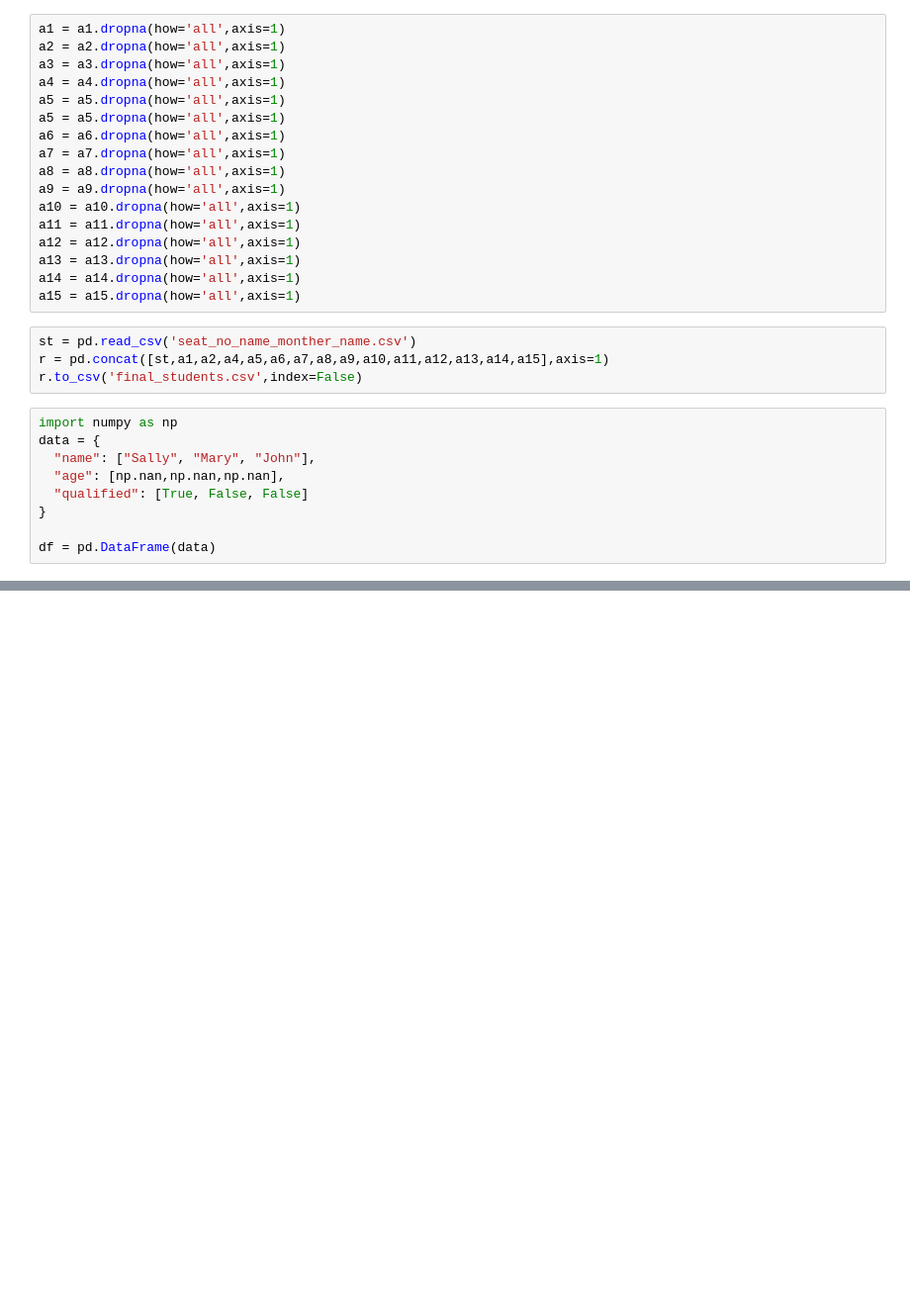
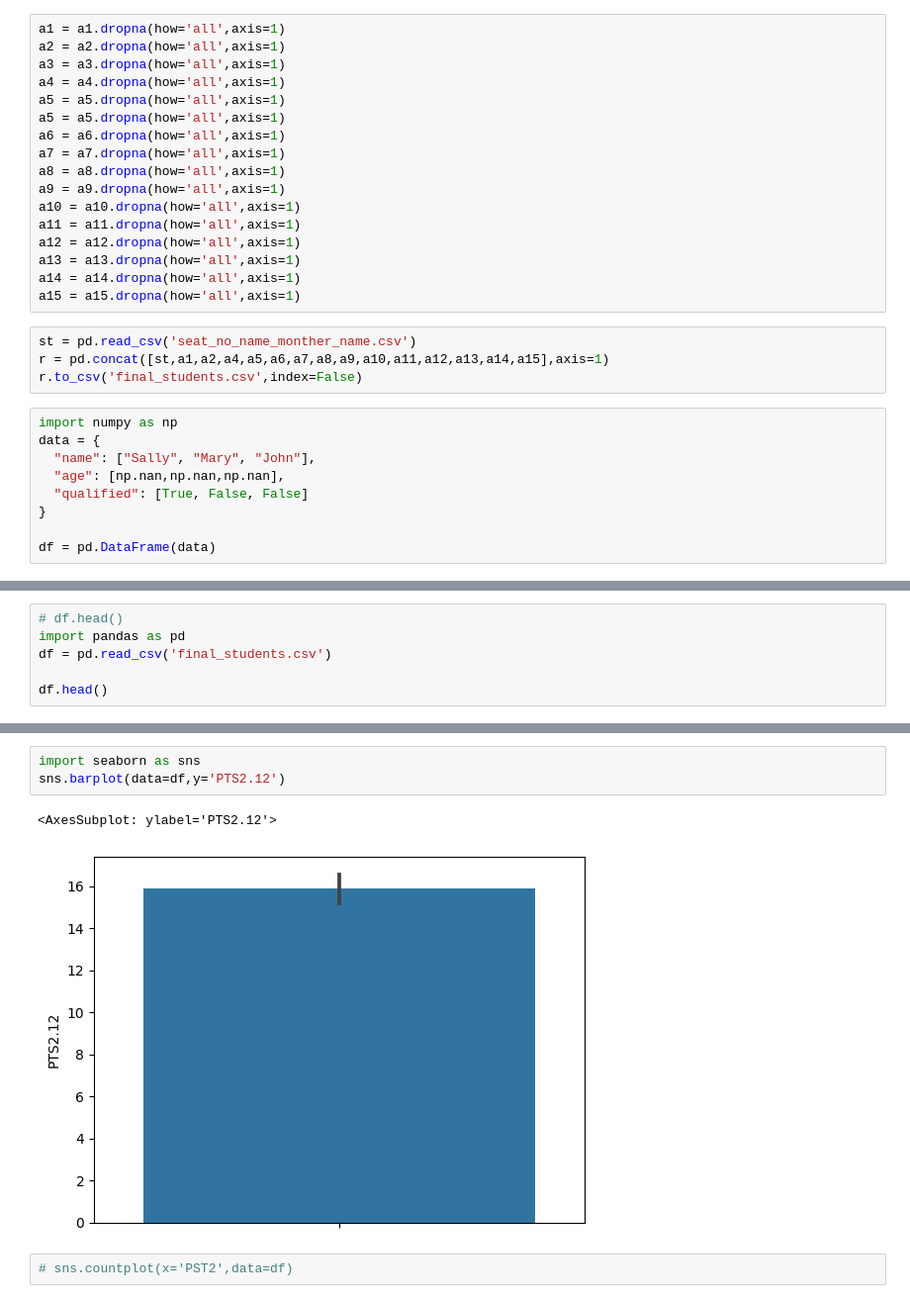
Before and after one commit to Suraj1089/SPPU-Result-Convertor, a Jupyter notebook: data_analysis.ipynb, the cells around one changed output, grey strips where cells are left out. Shown: that part at 99% size. Drawn from its saved outputs; the diff is of its cells as text; blank space fills up the shorter version.

Commit message:
temporary graphs added

```diff
--- a/data_analysis.ipynb
+++ b/data_analysis.ipynb
@@ -65,0 +52,6 @@ df.dropna(how='all',axis=1)
+# %%
+# df.head()
+import pandas as pd
+df = pd.read_csv('final_students.csv')
+
+df.head()
@@ -65,0 +66,8 @@ df.dropna(how='all',axis=1)
+# %%
+import seaborn as sns
+sns.barplot(data=df,y='PTS2.12')
+# %% [output]
+<AxesSubplot: ylabel='PTS2.12'>
+[figure, added]
+# %%
+# sns.countplot(x='PST2',data=df)
```
Also changed, not shown: parts of 13 cells of this notebook, 2 other files.
